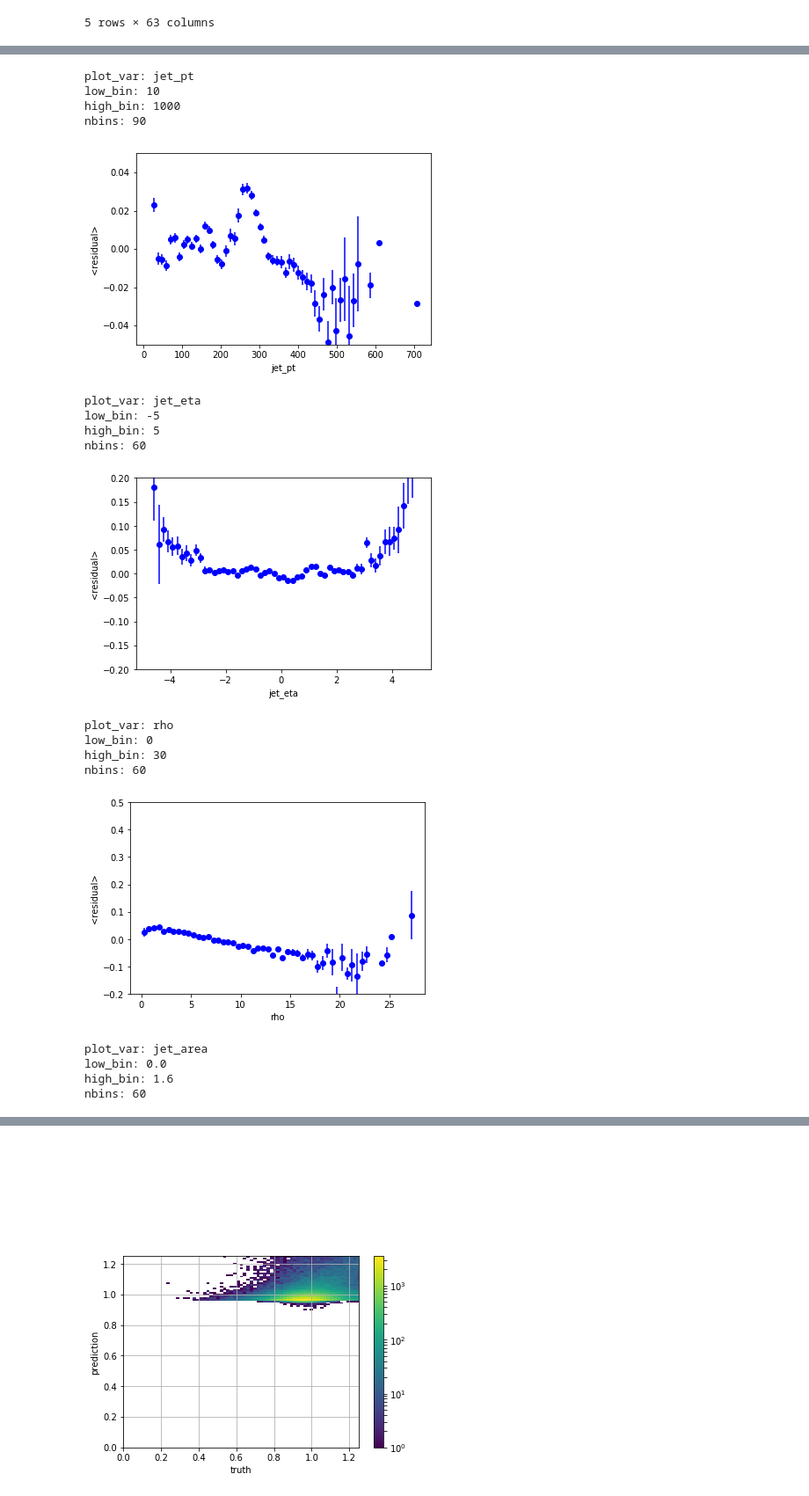
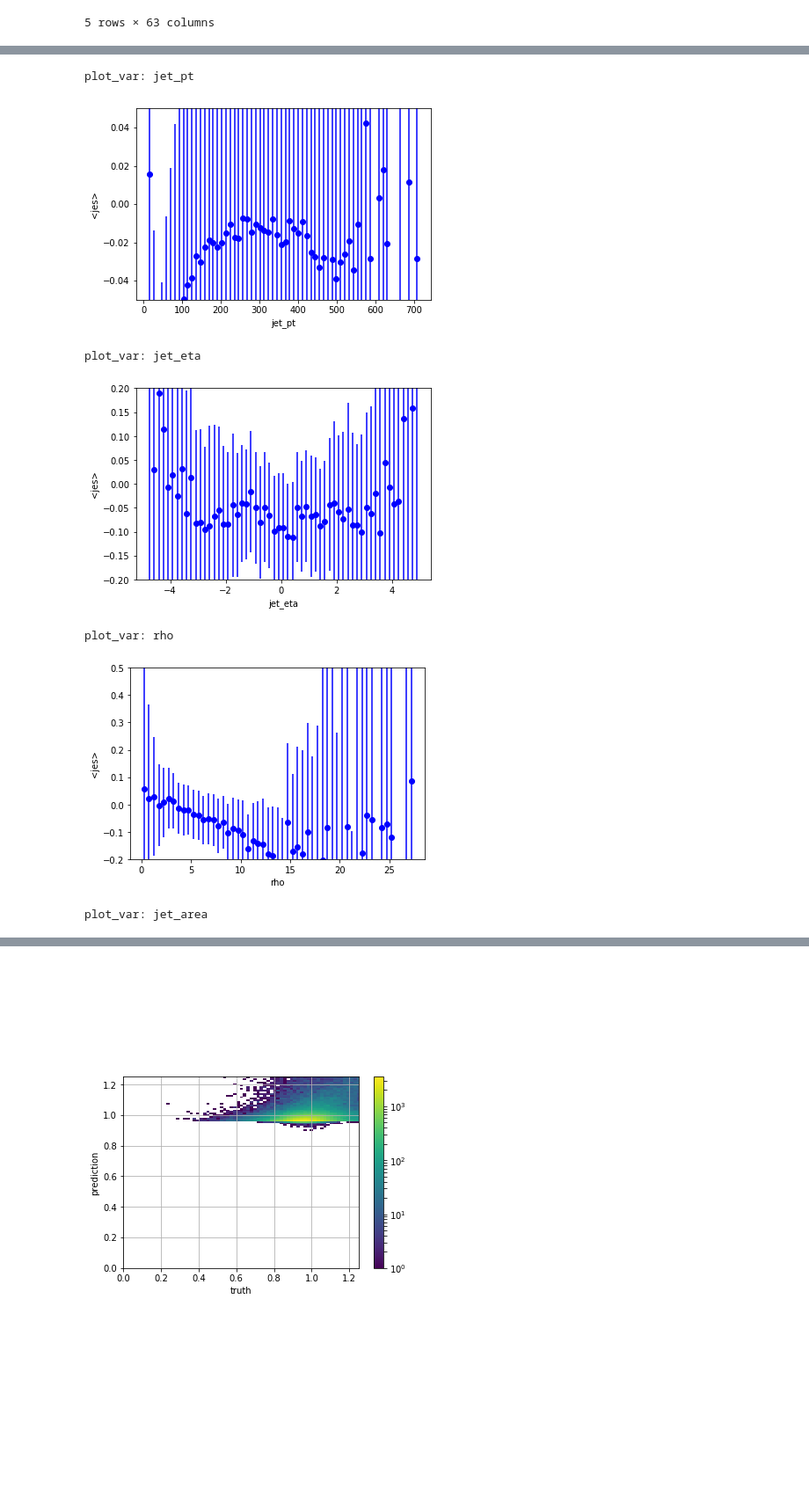
Before and after one commit to awhitbeck/scientific-python-hats, a Jupyter notebook: cms-open-data-ml/testCNNmodel_ak5.ipynb, the cells around one changed output, grey strips where cells are left out. Shown at 88% size. Cells and saved outputs as stored; diff of their text form; code cells hidden in the pictures; blank space fills up the shorter version.

Commit message:
adding weighted and unweighted profile plots

```diff
--- a/cms-open-data-ml/testCNNmodel_ak5.ipynb
+++ b/cms-open-data-ml/testCNNmodel_ak5.ipynb
@@ -43,3 +43,11 @@ df['prediction_CNN'] = model.predict(inputs)
 df['residual_CNN'] = df['prediction_CNN'] - df['jes_truth']
 # %%
 df['rho_area'] = df['rho']*df['jet_area']
+# %%
+exclude=['ak5pfcand_eta','ak5pfcand_pt','ak5pfcand_phi','ak5pfcand_charge','ak5pfcand_id','jet_image','photon_filter','electron_filter','muon_filter','charHad_filter','neutHad_filter','jet_charHad_frac_bins']
+for c in df.columns:
+    if c in exclude : continue
+    if "_bins" in c : continue
+    print c
+    df[c+"_weighted"] = np.multiply(df[c],df["mcweight"])
+    df[c+"_weighted_squared"] = np.power(df[c+"_weighted"],2)
@@ -58,3 +84,19 @@ df_test.head()
 # %%
 df.to_pickle('new_ak5_withCNN.pkl')
+# %%
+def weighted_profile(indep_var,dep_var,c,x_low_bin,x_high_bin,x_nbins,y_low_lim,y_high_lim):
+    print "plot_var:",indep_var
+    df[indep_var+'_bins'] = pd.cut(df[indep_var],np.arange(x_low_bin,x_high_bin+0.00001,(x_high_bin-x_low_bin)/float(x_nbins)),labels=range(x_nbins))
+    df[dep_var+'_squared'] = np.power(df[dep_var],2)
+    grouped = df.groupby([indep_var+'_bins'])
+    sums = grouped.sum()
+    means = sums[dep_var+'_weighted']/sums['mcweight']
+    errs = map(lambda x : 1./np.sqrt(x),sums[dep_var+'_squared'])
+    bin_center=np.arange(x_low_bin,x_high_bin+0.00001,(x_high_bin-x_low_bin)/float(x_nbins))
+    bin_center = bin_center[:-1]
+    bin_center = map(lambda x : x+(x_high_bin-x_low_bin)/float(x_nbins)/2.,bin_center)
+    plt.errorbar(x=bin_center,y=means,yerr=errs,fmt='o',color=c)
+    plt.xlabel(indep_var)
+    plt.ylabel("<jes>")
+    plt.ylim(y_low_lim,y_high_lim)
 # %%
@@ -79,26 +121,14 @@ def residual_profile(indep_var,dep_var,c,low_bin,high_bin,nbins,ylow,yhigh):
 # %%
 plot_vars=['jet_pt','jet_eta','rho','jet_area','rho_area','jet_electron_frac','jet_muon_frac','jet_photon_frac','jet_neutHad_frac','jet_charHad_frac','jet_electron_mult','jet_muon_mult','jet_photon_mult','jet_neutHad_mult','jet_charHad_mult']
 var_binning = [(10,1000,90,-0.05,0.05),(-5,5,60,-0.2,0.2),(0,30,60,-0.2,0.5),(0.,1.6,60,-0.05,0.05),(0,30,60,-0.2,0.5),(0,1.5,50,-0.05,0.05),(0,1.5,50,-0.05,0.05),(0,1.5,50,-0.05,0.05),(0,1.5,50,-0.05,0.05),(0,1.5,50,-0.05,0.05),(0,100,100,-0.05,0.05),(0,100,100,-0.05,0.05),(0,100,100,-0.05,0.05),(0,100,100,-0.05,0.05),(0,100,100,-0.05,0.05)]
 for v,b in zip(plot_vars,var_binning) :
-    residual_profile(v,'residual_CNN','b',*b)
+    weighted_profile(v,'residual_CNN','b',*b)
     plt.show()
 # %% [output]
 plot_var: jet_pt
-low_bin: 10
-high_bin: 1000
-nbins: 90
-[figure, old version]
+[figure, new version]
 plot_var: jet_eta
-low_bin: -5
-high_bin: 5
-nbins: 60
-[figure, old version]
+[figure, new version]
 plot_var: rho
-low_bin: 0
-high_bin: 30
-nbins: 60
-[figure, old version]
+[figure, new version]
 plot_var: jet_area
-low_bin: 0.0
-high_bin: 1.6
-nbins: 60
```
Also changed, not shown: parts of 6 cells of this notebook.
